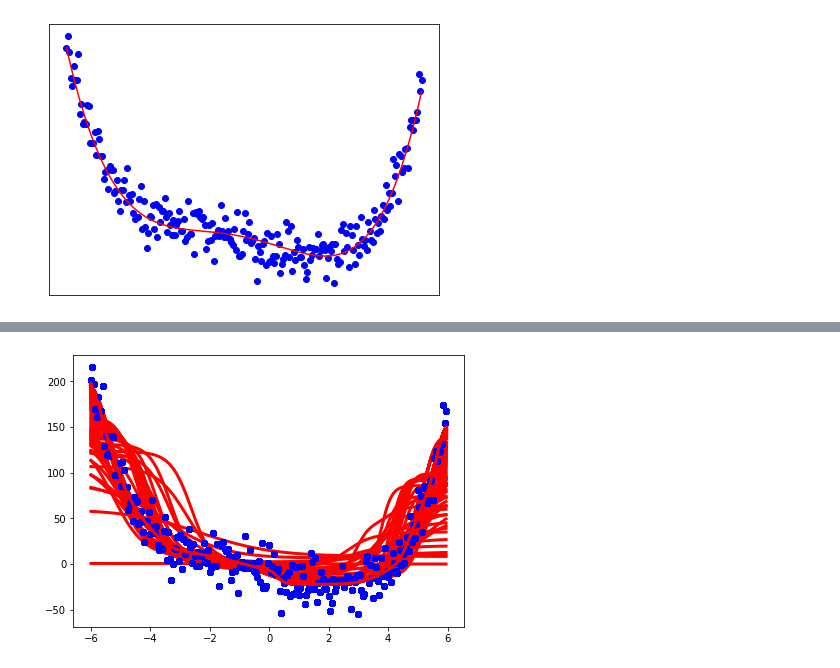
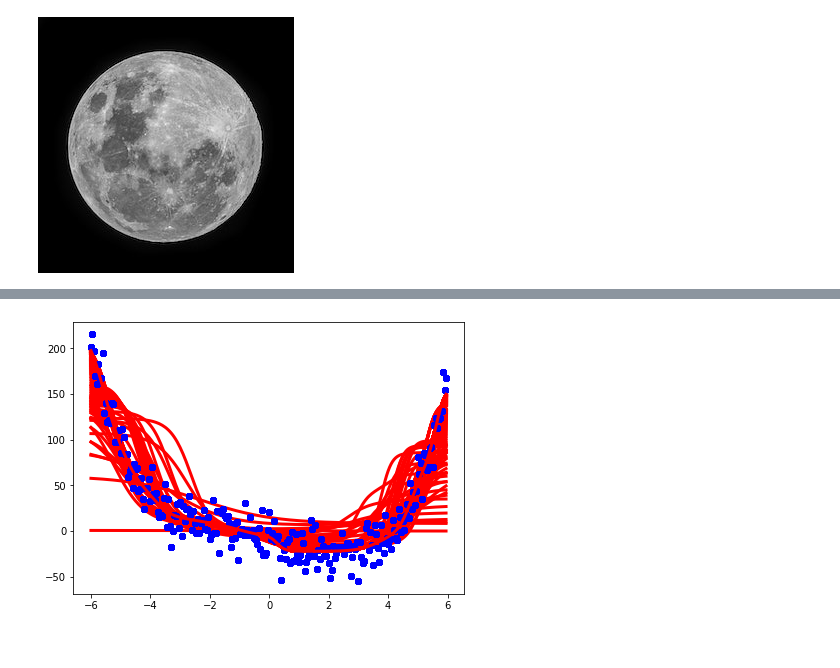
Before and after one commit to GardnerL16/GardnerL16.github.io, a Jupyter notebook: HW_p4.ipynb, the cells around one changed output, grey strips where cells are left out. Cells and saved outputs as stored; diff of their text form; code cells hidden in the pictures.

```diff
--- a/HW_p4.ipynb
+++ b/HW_p4.ipynb
@@ -34,25 +35,35 @@ from IPython.display import HTML
 # %%
 def cuda2numpy(a):
     return a.data.detach().cpu().numpy()
-# %%
-moon=cv2.imread("moon.jpg")
-
-
-
-
-x = torch.arange(-6.0, 6.0, 0.05)
-N=x.shape[0]
-##You can adjust the slope and intercept to verify the changes in the graph
-y = .1*(x**3) - 2*((x+2)**2) + 1*x + 3+0.2*(x)**4
-y_noise = 15 * torch.randn(N)
-ydata = y + y_noise
-plt.figure(figsize=(7,5))
-plt.plot(x, ydata,  'bo')
-plt.plot(x,y, 'r')
-plt.xticks([]);plt.yticks([])
-
-ydata=ydata.unsqueeze(1)
-x=x.unsqueeze(1)
-# %% [output]
-[figure, removed]
+# %%
+#Step 1: Import and setup variables
+
+#Load in image and convert to grayscale
+moon=cv2.imread("moon.jpg")
+gray = cv2.cvtColor(moon, cv2.COLOR_BGR2GRAY)
+cv2_imshow(gray)
+
+#Develop X as a meshgrid
+I=torch.tensor(np.arange(0,256))
+J=torch.tensor(np.arange(0,256))
+
+x1,x2=torch.meshgrid(I,J,indexing='ij')
+
+#Develop Y as a column Vector
+height, width = gray.shape
+
+Y=np.zeros(height * width)
+
+for i in range(height):
+  for j in range(width):
+    Y[i * width + j] = gray[i, j]
+
+Y_T = Y.reshape(-1, 1)
+
+# Rescale X and Y
+x1=x1/255
+x2=x2/255
+Y=Y/255
+# %% [output]
+[figure, added]
 # %%
```
Also changed, not shown: parts of 9 cells of this notebook.
